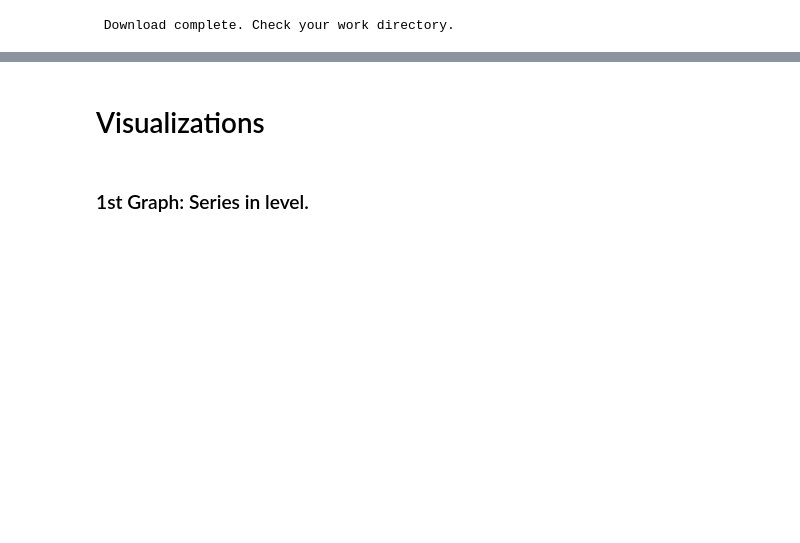
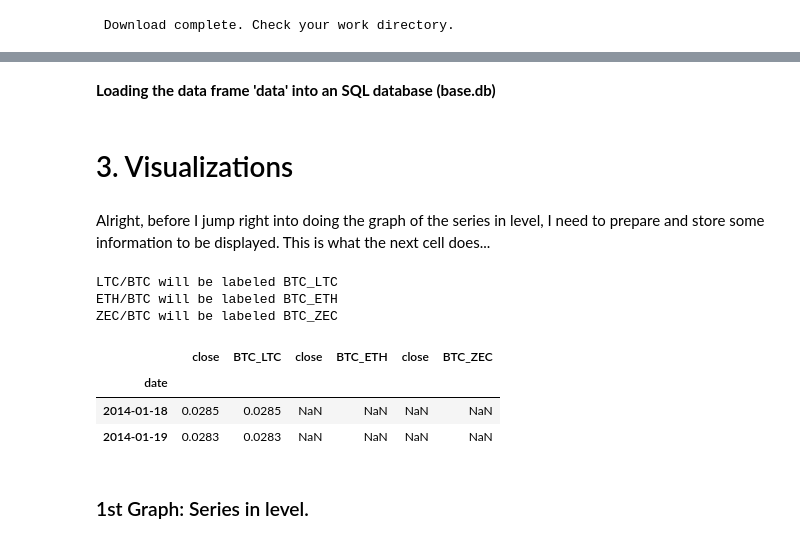
Before and after one commit to Franklin-oliveira/Verao_2018, a Jupyter notebook: POLONIEX - 3 currencies - Franklin.ipynb, the cells around one changed output, grey strips where cells are left out. Drawn from its saved outputs; the diff is of its cells as text; code cells hidden in the pictures; blank space fills up the shorter version.

```diff
--- a/POLONIEX - 3 currencies - Franklin.ipynb
+++ b/POLONIEX - 3 currencies - Franklin.ipynb
@@ -129 +152,3 @@ Poloniex_franklin.data_to_sql(data, 'Base')
+# %% [markdown]
+**Loading the data frame 'data' into an SQL database (base.db)**
 # %%
@@ -130,6 +157,68 @@ Poloniex_franklin.data_to_sql(data, 'Base')
 connection = sqlite3.connect('Base.db') # creates a connection with the database
 cur = connection.cursor() # starts a cursor
 # %% [markdown]
-# Visualizations
+# 3. Visualizations
+# %% [markdown]
+Alright, before I jump right into doing the graph of the series in level, I need to prepare and store some information to be displayed. This is what the next cell does...
+# %%
+# Prepares a label to each series
+
+moeda = curr_1.split('/')
+moeda.reverse()
+moeda1 = str(moeda[0]+'_'+moeda[1])
+
+moeda = curr_2.split('/')
+moeda.reverse()
+moeda2 = str(moeda[0]+'_'+moeda[1])
+
+moeda = curr_3.split('/')
+moeda.reverse()
+moeda3 = str(moeda[0]+'_'+moeda[1])
+
+print(curr_1, 'will be labeled', moeda1)
+print(curr_2, 'will be labeled', moeda2)
+print(curr_3, 'will be labeled', moeda3)
+# %% [output]
+LTC/BTC will be labeled BTC_LTC
+ETH/BTC will be labeled BTC_ETH
+ZEC/BTC will be labeled BTC_ZEC
+# %%
+# preloads the database to feed the graphs.
+
+# reads the file base.db and stores it on a variable to be acessed later.
+
+dados_moeda1 = pd.read_sql_query('select date,close from Base WHERE currency like "{}"'.format(moeda1), connection)
+dados_moeda1['date']=pd.to_datetime(dados_moeda1['date'], format='%Y-%m-%d')
+dados_moeda1.set_index('date', inplace=True)
+dados_moeda1['{}'.format(moeda1)]=dados_moeda1['close']
+
+
+dados_moeda2 = pd.read_sql_query('select date,close from Base WHERE currency like "{}"'.format(moeda2), connection)
+dados_moeda2['date']=pd.to_datetime(dados_moeda2['date'], format='%Y-%m-%d')
+dados_moeda2['{}'.format(moeda2)]=dados_moeda2['close']
+dados_moeda2.set_index('date', inplace=True)
+
+
+dados_moeda3 = pd.read_sql_query('select date,close from Base WHERE currency like "{}"'.format(moeda3), connection)
+dados_moeda3['date']=pd.to_datetime(dados_moeda3['date'], format='%Y-%m-%d')
+dados_moeda3['{}'.format(moeda3)]=dados_moeda3['close']
+dados_moeda3.set_index('date', inplace=True)
+
+
+dados_graf = pd.concat([dados_moeda1, dados_moeda2, dados_moeda3], axis=1)
+
+#del lista # removing the list (created only for concatenation)
+
+# Even though the series starts in different dates (there are NaN's in this data frame), this won't pose a problem
+# for the graph's because the time window can be adjusted dynamically.
+
+dados_graf.head(2) # P.S.: I know that this data frame contains two columns with the same information for each
+                   # currency (3 columns names 'close'), but I'll leave it this way (for now) as it's used only
+                   # for graphical reasons. I intend to correct it in a future commit.
+# %% [output]
+|  | close | BTC_LTC | close | BTC_ETH | close | BTC_ZEC |
+| date |  |  |  |  |  |  |
+| 2014-01-18 | 0.0285 | 0.0285 | NaN | NaN | NaN | NaN |
+| 2014-01-19 | 0.0283 | 0.0283 | NaN | NaN | NaN | NaN |
 # %% [markdown]
 ### 1st Graph: Series in level.
```
Also changed, not shown: parts of 60 cells of this notebook, 2 other files.
